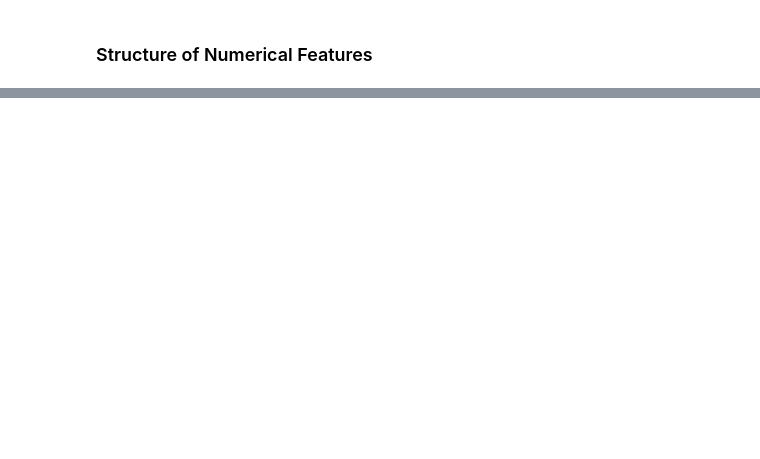
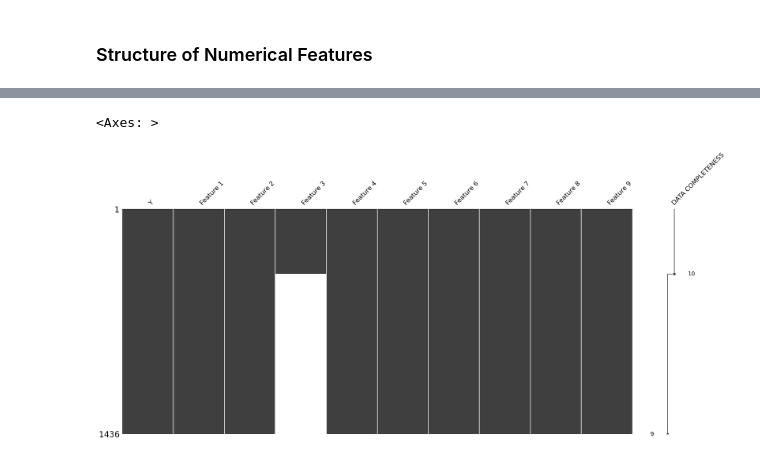
Before and after one commit to majarall/EDA-Azure-Pipeline, a Jupyter notebook: Task1.ipynb, the cells around one changed output, grey strips where cells are left out. Saved outputs shown, nothing was run; the diff lists cells and outputs as text; code cells hidden in the pictures; blank space fills up the shorter version.

```diff
--- a/Task1.ipynb
+++ b/Task1.ipynb
@@ -154,0 +289,5 @@ dtype: int64
+# %%
+msno.matrix(df, labels=True, sort="descending")
+# %% [output]
+<Axes: >
+[figure, added]
```
Also changed, not shown: parts of 33 cells of this notebook.
